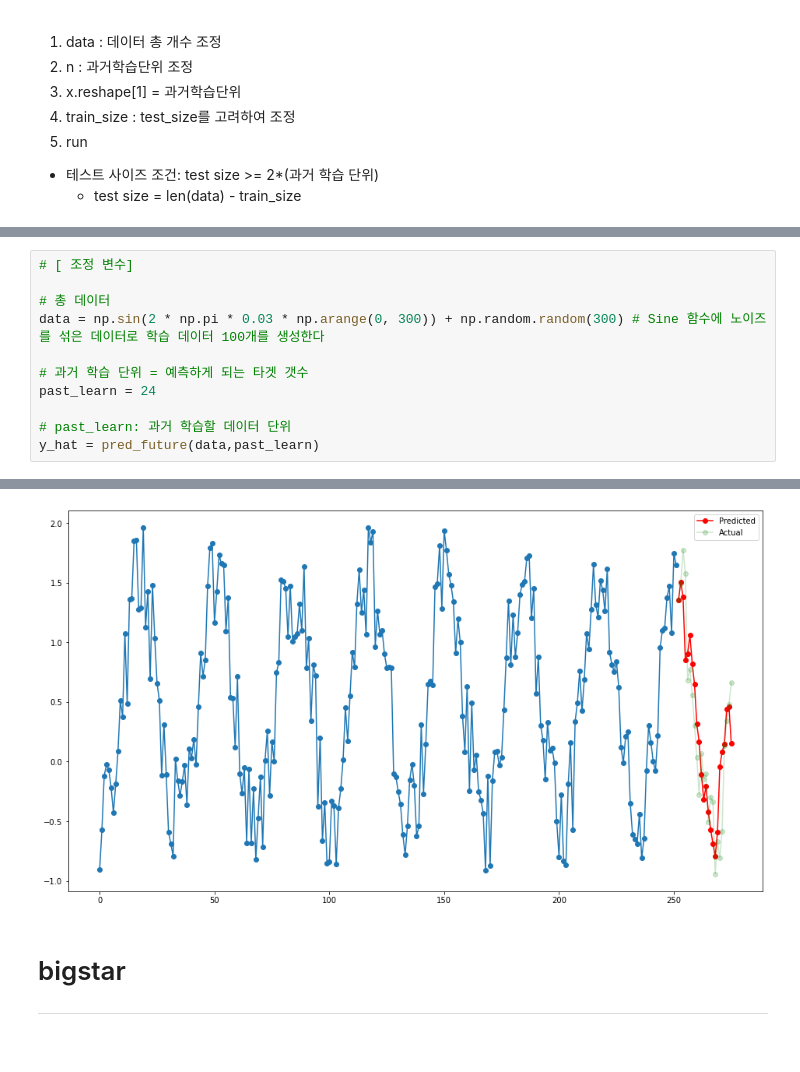
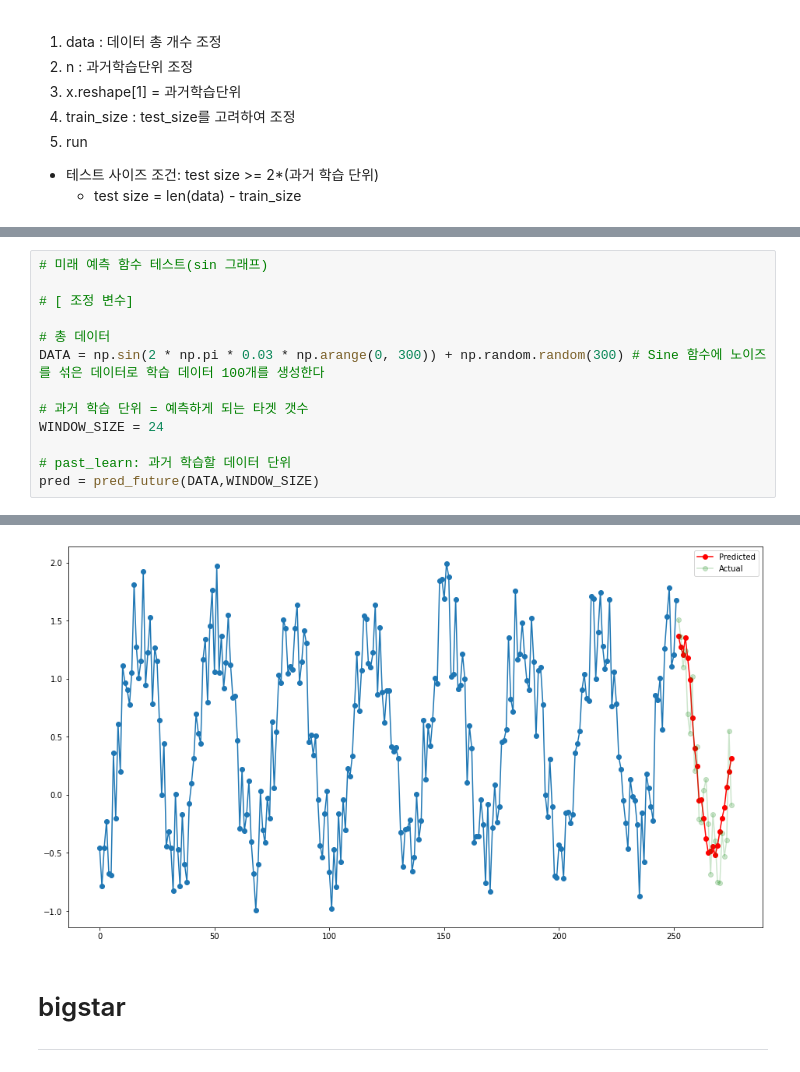
Before and after one commit to minsoo-s/03_Self_Study, a Jupyter notebook: bigstar/Model_LSTM2_minsoo.ipynb, the cells around one changed output, grey strips where cells are left out. Drawn from its saved outputs; the diff is of its cells as text.

```diff
--- a/bigstar/Model_LSTM2_minsoo.ipynb
+++ b/bigstar/Model_LSTM2_minsoo.ipynb
@@ -147,16 +128,18 @@ def pred_future(data,past_learn):
 
     return y_hat
 # %%
+# 미래 예측 함수 테스트(sin 그래프)
+
 # [ 조정 변수]
 
 # 총 데이터
-data = np.sin(2 * np.pi * 0.03 * np.arange(0, 300)) + np.random.random(300) # Sine 함수에 노이즈를 섞은 데이터로 학습 데이터 100개를 생성한다
+DATA = np.sin(2 * np.pi * 0.03 * np.arange(0, 300)) + np.random.random(300) # Sine 함수에 노이즈를 섞은 데이터로 학습 데이터 100개를 생성한다
 
 # 과거 학습 단위 = 예측하게 되는 타겟 갯수
-past_learn = 24
+WINDOW_SIZE = 24
 
 # past_learn: 과거 학습할 데이터 단위
-y_hat = pred_future(data,past_learn)
+pred = pred_future(DATA,WINDOW_SIZE)
 # %% [output]
 예측 개월 수: 24개월
 --------------------------------
@@ -178,4 +161,4 @@ Epoch 1000/1000
-[figure, old version]
+[figure, new version]
 # %% [markdown]
 # bigstar
 ---
```
Also changed, not shown: parts of 6 cells of this notebook, 1 other file.
